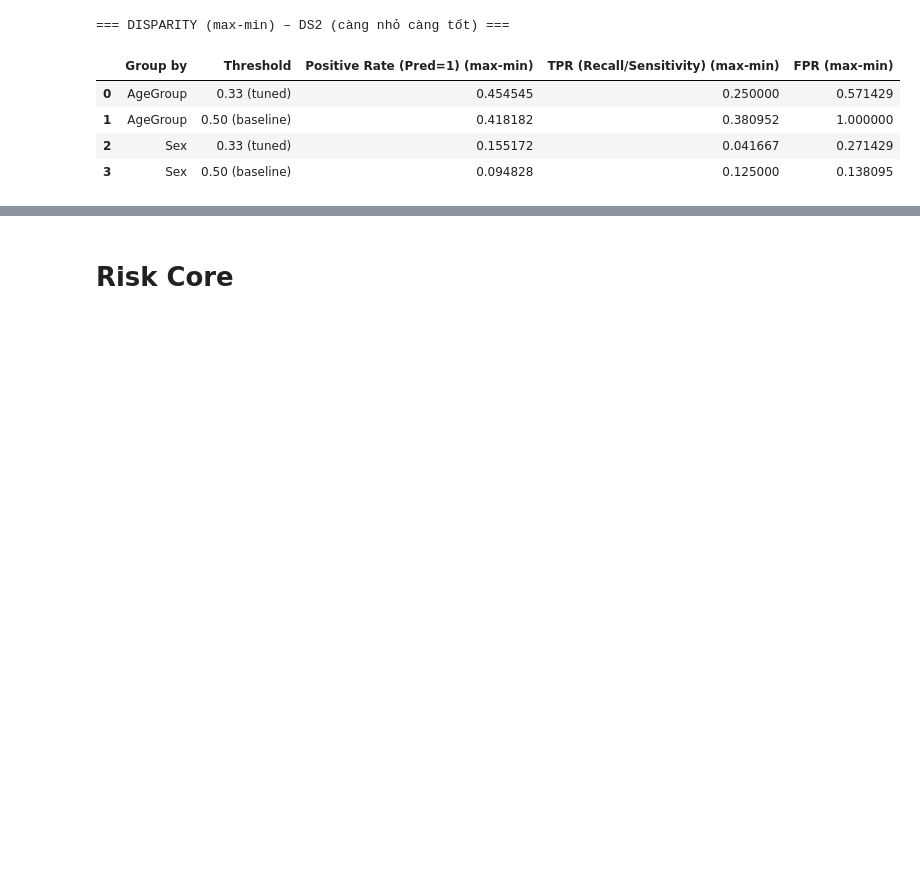
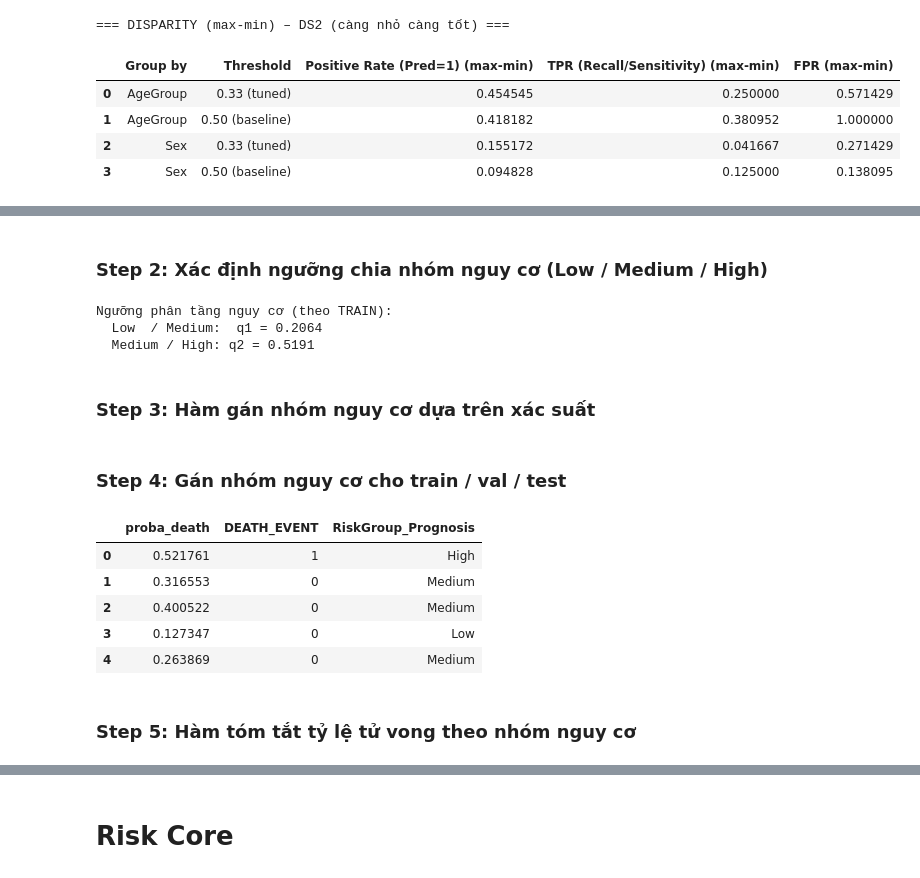
Before and after one commit to NguyenBuiHongTien/CVD_ML, a Jupyter notebook: CDV_New.ipynb, the cells around one changed output, grey strips where cells are left out. Saved outputs shown, nothing was run; the diff lists cells and outputs as text; code cells hidden in the pictures; blank space fills up the shorter version.

```diff
--- a/CDV_New.ipynb
+++ b/CDV_New.ipynb
@@ -2740,0 +2962,61 @@ else:
+# %% [markdown]
+### Step 2: Xác định ngưỡng chia nhóm nguy cơ (Low / Medium / High)
+# %%
+# 2.1. Tính ngưỡng phân vị 1/3 và 2/3 trên TRAIN
+q1, q2 = np.quantile(df_train_prognosis["proba_death"], [1/3, 2/3])
+
+print("Ngưỡng phân tầng nguy cơ (theo TRAIN):")
+print(f"  Low  / Medium:  q1 = {q1:.4f}")
+print(f"  Medium / High: q2 = {q2:.4f}")
+# %% [output]
+Ngưỡng phân tầng nguy cơ (theo TRAIN):
+  Low  / Medium:  q1 = 0.2064
+  Medium / High: q2 = 0.5191
+# %% [markdown]
+### Step 3: Hàm gán nhóm nguy cơ dựa trên xác suất
+# %%
+# 3. Hàm gán nhóm nguy cơ
+def assign_risk_group_from_proba(p, q1, q2):
+    """
+    p : xác suất tử vong dự đoán (0–1)
+    q1, q2 : ngưỡng phân vị trên tập TRAIN
+    """
+    if p < q1:
+        return "Low"
+    elif p < q2:
+        return "Medium"
+    else:
+        return "High"
+# %% [markdown]
+### Step 4: Gán nhóm nguy cơ cho train / val / test
+# %%
+# 4.1. Gán nhóm nguy cơ cho từng DataFrame
+df_train_prognosis["RiskGroup_Prognosis"] = df_train_prognosis["proba_death"].apply(
+    lambda p: assign_risk_group_from_proba(p, q1, q2)
+)
+df_val_prognosis["RiskGroup_Prognosis"] = df_val_prognosis["proba_death"].apply(
+    lambda p: assign_risk_group_from_proba(p, q1, q2)
+)
+df_test_prognosis["RiskGroup_Prognosis"] = df_test_prognosis["proba_death"].apply(
+    lambda p: assign_risk_group_from_proba(p, q1, q2)
+)
+
+# 4.2. Đảm bảo thứ tự nhóm là Low < Medium < High khi sort / vẽ
+order = ["Low", "Medium", "High"]
+for df in [df_train_prognosis, df_val_prognosis, df_test_prognosis]:
+    df["RiskGroup_Prognosis"] = pd.Categorical(
+        df["RiskGroup_Prognosis"],
+        categories=order,
+        ordered=True
+    )
+
+df_train_prognosis.head()
+# %% [output]
+|  | proba_death | DEATH_EVENT | RiskGroup_Prognosis |
+| 0 | 0.521761 | 1 | High |
+| 1 | 0.316553 | 0 | Medium |
+| 2 | 0.400522 | 0 | Medium |
+| 3 | 0.127347 | 0 | Low |
+| 4 | 0.263869 | 0 | Medium |
+# %% [markdown]
+### Step 5: Hàm tóm tắt tỷ lệ tử vong theo nhóm nguy cơ
```
Also changed, not shown: parts of 44 cells of this notebook, 4 other files.
